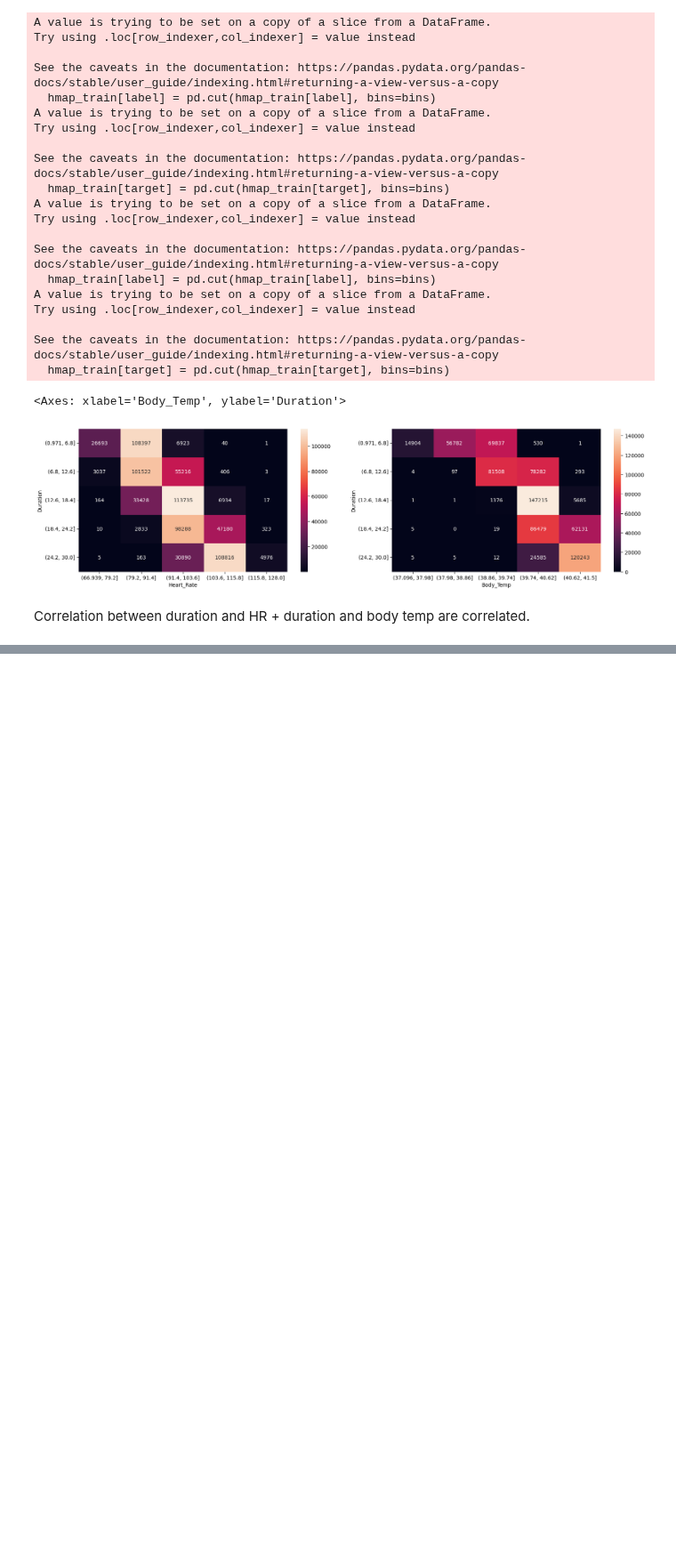
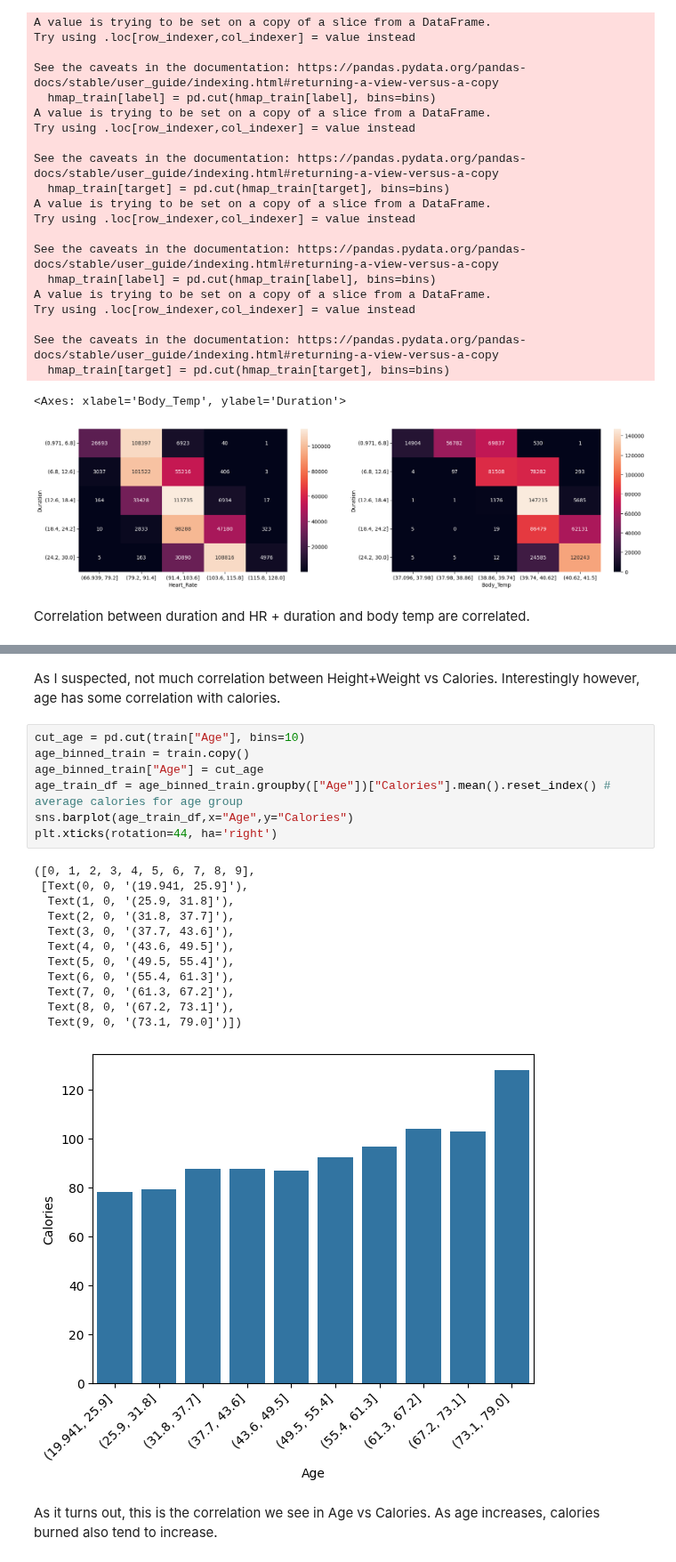
Before and after one commit to LoneCoder21/Kaggle-Notebooks, a Jupyter notebook: Regression/Calorie Expenditure/eda.ipynb, the cells around one changed output, grey strips where cells are left out. Shown at 89% size. Saved outputs shown, nothing was run; the diff lists cells and outputs as text; blank space fills up the shorter version.

```diff
--- a/Regression/Calorie Expenditure/eda.ipynb
+++ b/Regression/Calorie Expenditure/eda.ipynb
@@ -468,0 +505,24 @@ Correlation between duration and HR + duration and body temp are correlated.
+# %% [markdown]
+As I suspected, not much correlation between Height+Weight vs Calories. Interestingly however, age has some correlation with calories.
+# %%
+cut_age = pd.cut(train["Age"], bins=10)
+age_binned_train = train.copy()
+age_binned_train["Age"] = cut_age
+age_train_df = age_binned_train.groupby(["Age"])["Calories"].mean().reset_index() # average calories for age group
+sns.barplot(age_train_df,x="Age",y="Calories")
+plt.xticks(rotation=44, ha='right')
+# %% [output]
+([0, 1, 2, 3, 4, 5, 6, 7, 8, 9],
+ [Text(0, 0, '(19.941, 25.9]'),
+  Text(1, 0, '(25.9, 31.8]'),
+  Text(2, 0, '(31.8, 37.7]'),
+  Text(3, 0, '(37.7, 43.6]'),
+  Text(4, 0, '(43.6, 49.5]'),
+  Text(5, 0, '(49.5, 55.4]'),
+  Text(6, 0, '(55.4, 61.3]'),
+  Text(7, 0, '(61.3, 67.2]'),
+  Text(8, 0, '(67.2, 73.1]'),
+  Text(9, 0, '(73.1, 79.0]')])
+[figure, added]
+# %% [markdown]
+As it turns out, this is the correlation we see in Age vs Calories. As age increases, calories burned also tend to increase.
```
Also changed, not shown: parts of 7 cells of this notebook.
